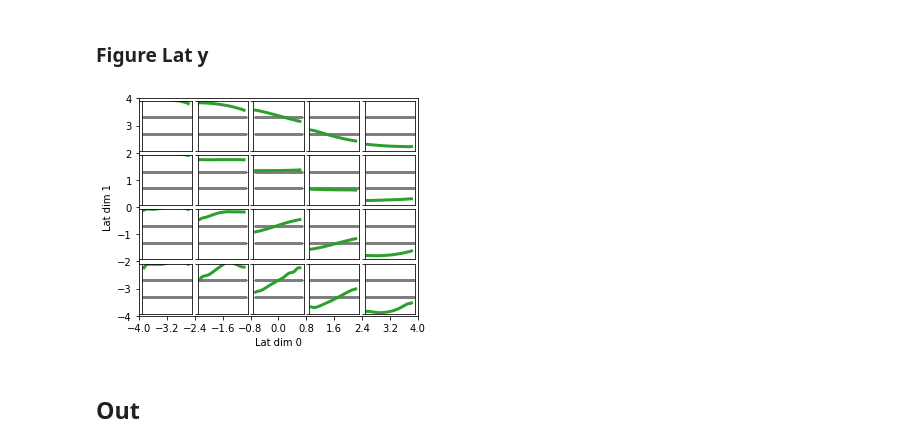
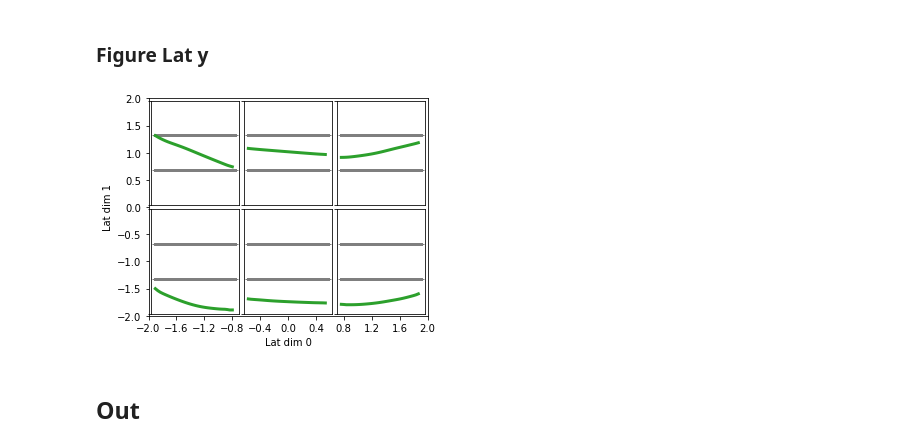
Before and after one commit to midemig/traj_pred_vae, a Jupyter notebook: traj_pred_vae.ipynb, the cells around one changed output. Cells and saved outputs as stored; diff of their text form; code cells hidden in the pictures.

```diff
--- a/traj_pred_vae.ipynb
+++ b/traj_pred_vae.ipynb
@@ -459,7 +304,7 @@ def add_subplot_axes(ax,rect,axisbg='w'):
 # %% [markdown]
 ### Figure Lat y
 # %%
-size = 4
+size = 2
 x_sample = np.arange(-size,size,1.6)
 y_sample = np.arange(-size,size,2)
 
@@ -483,40 +328,34 @@ for count_i, i in enumerate(x_sample):
 
         ax = add_subplot_axes(ax0,rect)
 
         plt.plot(y_sample.shape[0], x_sample.shape[0], k)
         # ax.axis('off')
         ax.set_yticklabels([])
         ax.set_xticklabels([])
         ax.xaxis.set_major_locator(plt.MaxNLocator(1))
         ax.yaxis.set_major_locator(plt.MaxNLocator(1))
         plt.ylim(0, 1.5)
         # plt.plot([0,32], [0,0], 'k')
         plt.plot([0,32], [0.5,0.5], marker='_', color='tab:grey', linewidth=3)
         plt.plot([0,32], [1,1], marker='_', color='tab:grey', linewidth=3)
         # plt.plot([0,32], [1.5,1.5], 'k')
         plt.tick_params(
             axis='x',          # changes apply to the x-axis
             which='both',      # both major and minor ticks are affected
             bottom=False,      # ticks along the bottom edge are off
             top=False,         # ticks along the top edge are off
             labelbottom=False) # labels along the bottom edge are off
         k += 1
         lat = np.zeros((1,2))
         lat[0,0] = i
         lat[0,1] = j
         plt.plot(dec_out_y.predict(lat)[0,:,0], linewidth=3)
-        # plt.plot(dec.predict(lat)[0,:,1])
-
-# fig0.text(0.5, 0.04, 'common X', ha='center')
-# fig0.text(0.04, 0.5, 'common Y', va='center', rotation='vertical')
-# plt.grid(True)
-
 
 
 # plt.savefig('Figures/traj_lat.pdf')
 plt.show()
 # %% [output]
-[figure, old version]
+[figure, new version]
 # %% [markdown]
 ## Out
 # %%
```
Also changed, not shown: parts of 24 cells of this notebook, 2 other files.
